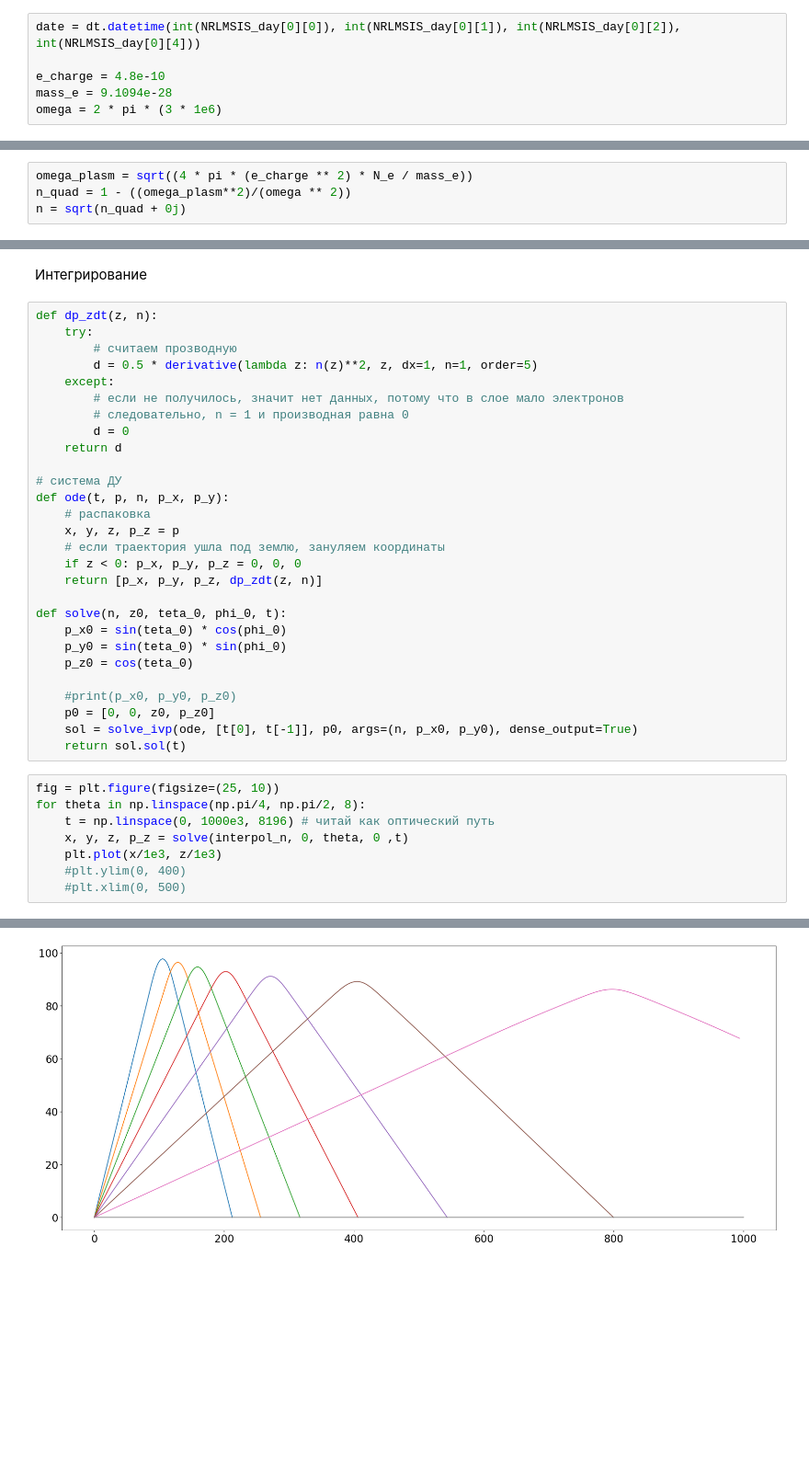
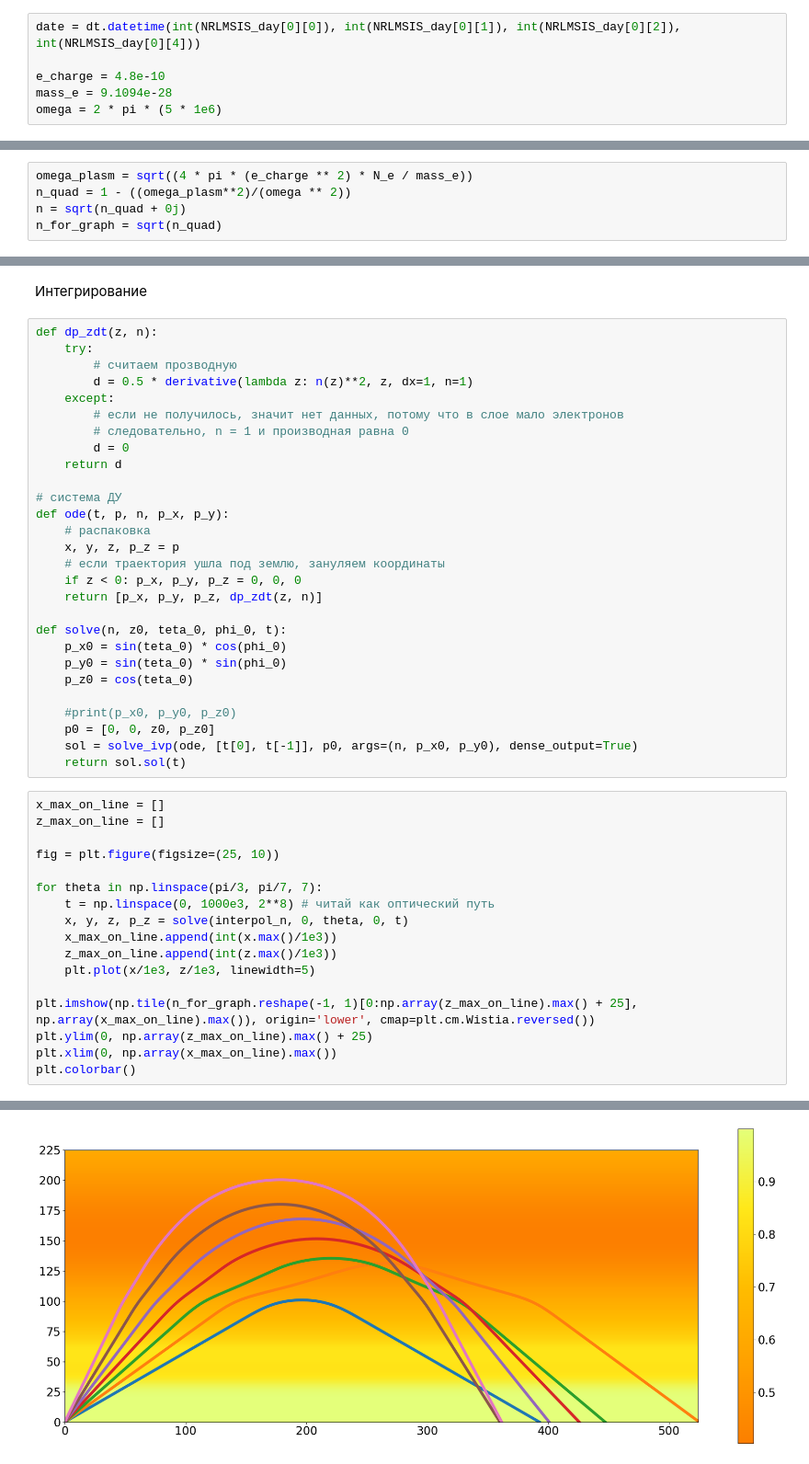
Before and after one commit to astronom-v-cube/exam_rrv, a Jupyter notebook: 5.ipynb, the cells around one changed output, grey strips where cells are left out. Shown at 92% size. Cells and saved outputs as stored; diff of their text form; blank space fills up the shorter version.

```diff
--- a/5.ipynb
+++ b/5.ipynb
@@ -63,13 +63,14 @@ date = dt.datetime(int(NRLMSIS_day[0][0]), int(NRLMSIS_day[0][1]), int(NRLMSIS_d
 
 e_charge = 4.8e-10
 mass_e = 9.1094e-28
-omega = 2 * pi * (3 * 1e6)
+omega = 2 * pi * (5 * 1e6)
 # %% [markdown]
 Блок с формулами для расчетов
 # %%
 omega_plasm = sqrt((4 * pi * (e_charge ** 2) * N_e / mass_e))
 n_quad = 1 - ((omega_plasm**2)/(omega ** 2))
 n = sqrt(n_quad + 0j)
+n_for_graph = sqrt(n_quad)
 # %%
 interpol_n = interp1d(z, n, kind = 'cubic')
 # %%
@@ -106,7 +107,7 @@ plt.legend(loc = 'center right')
 def dp_zdt(z, n):
     try:
         # считаем прозводную
-        d = 0.5 * derivative(lambda z: n(z)**2, z, dx=1, n=1, order=5)
+        d = 0.5 * derivative(lambda z: n(z)**2, z, dx=1, n=1)
     except:
         # если не получилось, значит нет данных, потому что в слое мало электронов
         # следовательно, n = 1 и производная равна 0
@@ -131,11 +132,20 @@ def solve(n, z0, teta_0, phi_0, t):
     sol = solve_ivp(ode, [t[0], t[-1]], p0, args=(n, p_x0, p_y0), dense_output=True)
     return sol.sol(t)
 # %%
+x_max_on_line = []
+z_max_on_line = []
+
 fig = plt.figure(figsize=(25, 10))
-for theta in np.linspace(np.pi/4, np.pi/2, 8):
-    t = np.linspace(0, 1000e3, 8196) # читай как оптический путь
-    x, y, z, p_z = solve(interpol_n, 0, theta, 0 ,t)
-    plt.plot(x/1e3, z/1e3)
-    #plt.ylim(0, 400)
-    #plt.xlim(0, 500)
+
+for theta in np.linspace(pi/3, pi/7, 7):
+    t = np.linspace(0, 1000e3, 2**8) # читай как оптический путь
+    x, y, z, p_z = solve(interpol_n, 0, theta, 0, t)
+    x_max_on_line.append(int(x.max()/1e3))
+    z_max_on_line.append(int(z.max()/1e3))
+    plt.plot(x/1e3, z/1e3, linewidth=5)
+
+plt.imshow(np.tile(n_for_graph.reshape(-1, 1)[0:np.array(z_max_on_line).max() + 25], np.array(x_max_on_line).max()), origin='lower', cmap=plt.cm.Wistia.reversed())
+plt.ylim(0, np.array(z_max_on_line).max() + 25)
+plt.xlim(0, np.array(x_max_on_line).max())
+plt.colorbar()
 # %% [output]
@@ -142 +153 @@ for theta in np.linspace(np.pi/4, np.pi/2, 8):
-[figure, old version]
+[figure, new version]
```
Also changed, not shown: parts of 2 cells of this notebook.
